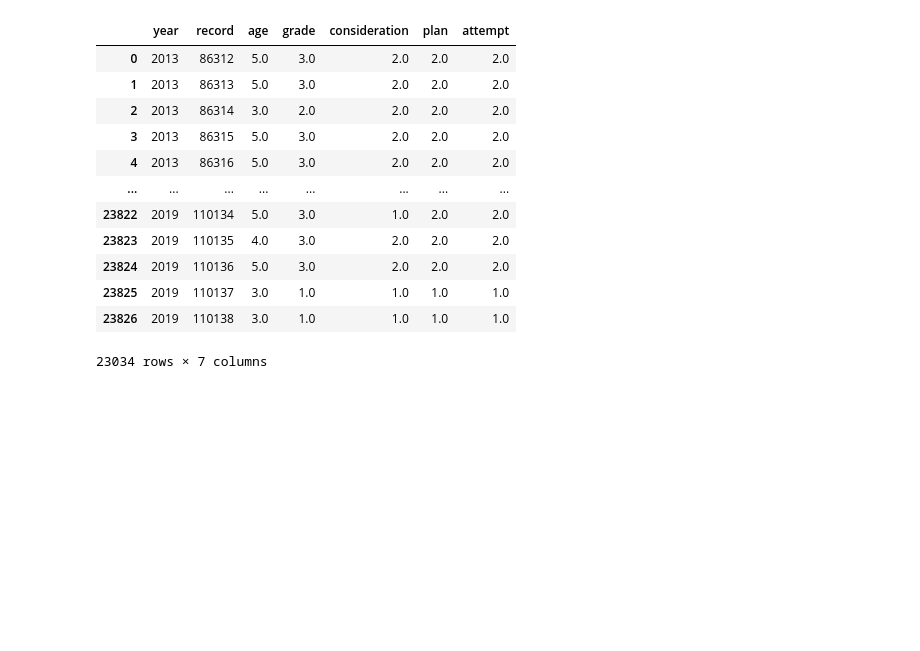
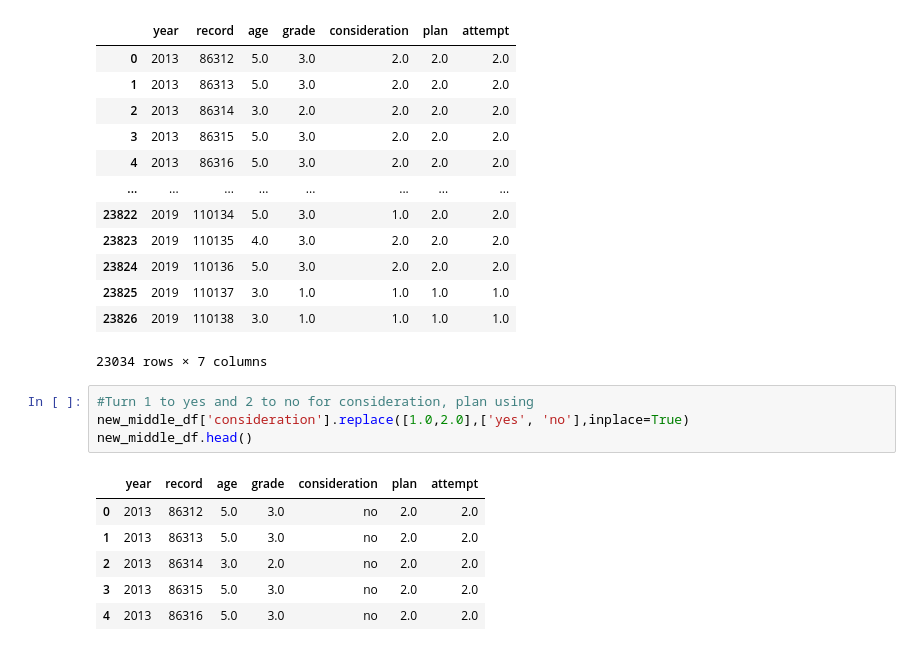
Before and after one commit to j89livingston/FSPC_Dashboard, a Jupyter notebook: Resources/Attempt Suicide Middle School/Attempts Middle School.ipynb, the cells around one changed output. Saved outputs shown, nothing was run; the diff lists cells and outputs as text; blank space fills up the shorter version.

Commit message:
clean middle school data

```diff
--- a/Resources/Attempt Suicide Middle School/Attempts Middle School.ipynb
+++ b/Resources/Attempt Suicide Middle School/Attempts Middle School.ipynb
@@ -119,3 +121,14 @@ new_middle_df
 | 23825 | 2019 | 110137 | 3.0 | 1.0 | 1.0 | 1.0 | 1.0 |
 | 23826 | 2019 | 110138 | 3.0 | 1.0 | 1.0 | 1.0 | 1.0 |
 23034 rows × 7 columns
+# %%
+#Turn 1 to yes and 2 to no for consideration, plan using
+new_middle_df['consideration'].replace([1.0,2.0],['yes', 'no'],inplace=True)
+new_middle_df.head()
+# %% [output]
+|  | year | record | age | grade | consideration | plan | attempt |
+| 0 | 2013 | 86312 | 5.0 | 3.0 | no | 2.0 | 2.0 |
+| 1 | 2013 | 86313 | 5.0 | 3.0 | no | 2.0 | 2.0 |
+| 2 | 2013 | 86314 | 3.0 | 2.0 | no | 2.0 | 2.0 |
+| 3 | 2013 | 86315 | 5.0 | 3.0 | no | 2.0 | 2.0 |
+| 4 | 2013 | 86316 | 5.0 | 3.0 | no | 2.0 | 2.0 |
```
Also changed, not shown: parts of 11 cells of this notebook, 2 other files.
